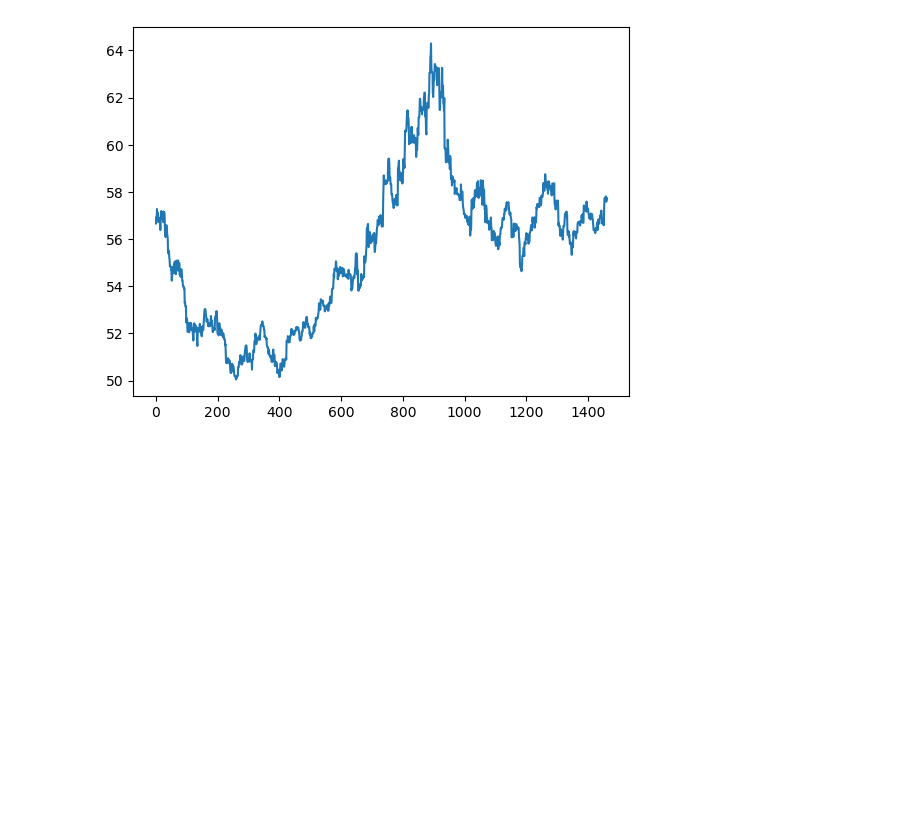
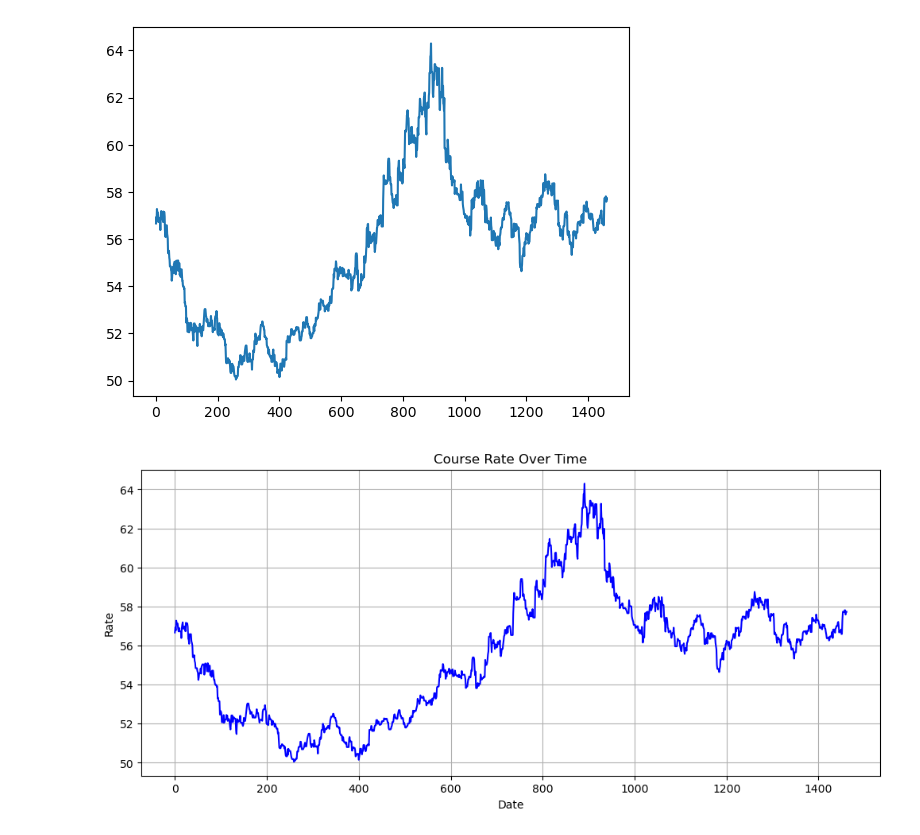
Before and after one commit to nikoladomazetovikj/exchange-rate-prediction-model, a Jupyter notebook: model_training.ipynb, the cells around one changed output. Drawn from its saved outputs; the diff is of its cells as text; code cells hidden in the pictures; blank space fills up the shorter version.

Commit message:
feat: data visualization

```diff
--- a/model_training.ipynb
+++ b/model_training.ipynb
@@ -19,3 +19,14 @@ data.Rate.plot()
 # %% [output]
 <Axes: >
 [figure]
+# %%
+# time series plot
+plt.figure(figsize=(12, 5))
+plt.plot(data.index, data['Rate'], color='blue')
+plt.title('Course Rate Over Time')
+plt.xlabel('Date')
+plt.ylabel('Rate')
+plt.grid(True)
+plt.show()
+# %% [output]
+[figure, added]
```
Also changed, not shown: parts of 3 cells of this notebook.
